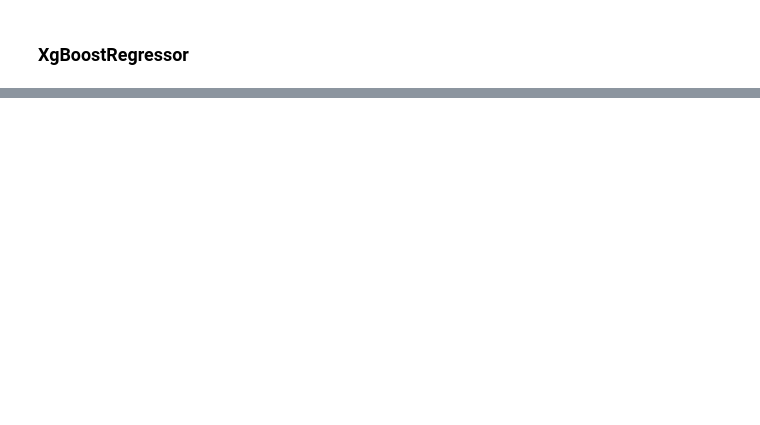
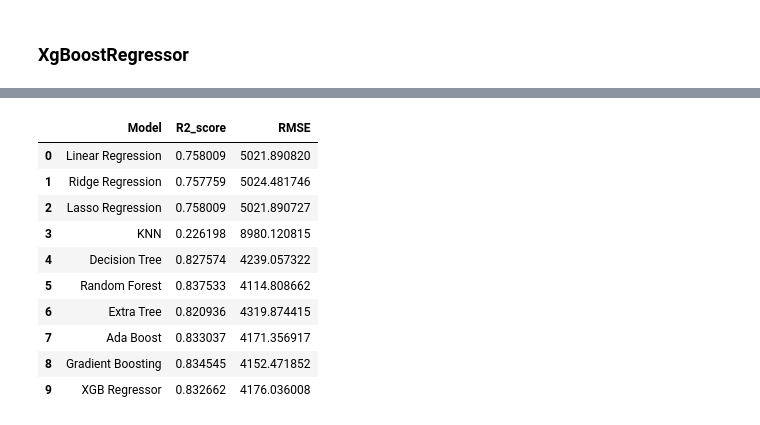
Before and after one commit to anktd23/ins-prem-prediction, a Jupyter notebook: EDA/ins-pre-pred.ipynb, the cells around one changed output, grey strips where cells are left out. Cells and saved outputs as stored; diff of their text form; code cells hidden in the pictures; blank space fills up the shorter version.

```diff
--- a/EDA/ins-pre-pred.ipynb
+++ b/EDA/ins-pre-pred.ipynb
@@ -825,20 +920,9 @@ print('MAE',mean_absolute_error(y_test,y_pred))
 # %% [markdown]
 ### XgBoostRegressor
 # %%
-step1 = ColumnTransformer(transformers=[
-    ('col_tnf',OneHotEncoder(sparse=False,drop='first'),[1,4,5])
-],remainder='passthrough')
-
-step2 = XGBRegressor(n_estimators=2,max_depth=4,learning_rate=1)
-
-pipe_xgb = Pipeline([
-    ('step1',step1),
-    ('step2',step2)
-])
-
-pipe_xgb.fit(X_train,y_train)
-
-y_pred = pipe_xgb.predict(X_test)
+xgb = XGBRegressor()
+xgb.fit(X_train,y_train)
+y_pred = xgb.predict(X_test)
 
 print('R2 score',r2_score(y_test,y_pred))
-print('MAE',mean_absolute_error(y_test,y_pred))
+print('RMSE',np.sqrt(mean_squared_error(y_test,y_pred)))
@@ -923,0 +964,12 @@ pickle.dump(pipe_ab,open('pipe.pkl','wb'))
+# %%
+model_xgb = XGBRegressor(  max_depth=2,
+                           n_estimators=30)
+model_xgb.fit(X_train,y_train)
+y_pred = model_xgb.predict(X_test)
+
+r2_score_xgb = r2_score(y_test,y_pred)
+rmse_xgb = np.sqrt(mean_squared_error(y_test,y_pred))
+
+
+print('R2 score',r2_score_xgb)
+print('RMSE',rmse_xgb)
@@ -923,0 +979,5 @@ pickle.dump(pipe_ab,open('pipe.pkl','wb'))
+# %%
+# insert results in report
+report.append({"Model":"XGB Regressor",
+               "R2_score":r2_score_xgb,
+               "RMSE":rmse_xgb})
@@ -923,0 +1004,17 @@ pickle.dump(pipe_ab,open('pipe.pkl','wb'))
+# %%
+#converting to dataframe
+report = pd.DataFrame(report,columns=['Model','R2_score','RMSE'])
+# %%
+report
+# %% [output]
+|  | Model | R2_score | RMSE |
+| 0 | Linear Regression | 0.758009 | 5021.890820 |
+| 1 | Ridge Regression | 0.757759 | 5024.481746 |
+| 2 | Lasso Regression | 0.758009 | 5021.890727 |
+| 3 | KNN | 0.226198 | 8980.120815 |
+| 4 | Decision Tree | 0.827574 | 4239.057322 |
+| 5 | Random Forest | 0.837533 | 4114.808662 |
+| 6 | Extra Tree | 0.820936 | 4319.874415 |
+| 7 | Ada Boost | 0.833037 | 4171.356917 |
+| 8 | Gradient Boosting | 0.834545 | 4152.471852 |
+| 9 | XGB Regressor | 0.832662 | 4176.036008 |
```
Also changed, not shown: parts of 41 cells of this notebook.
